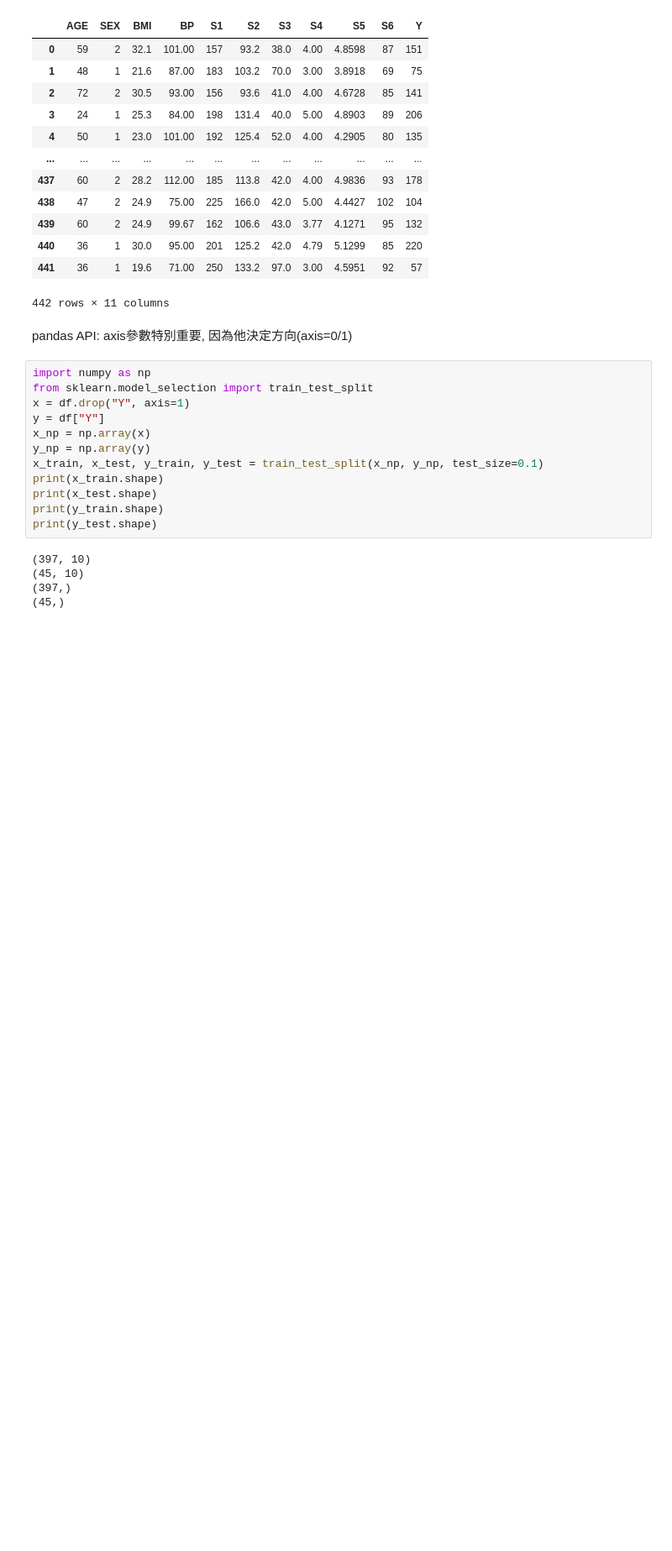
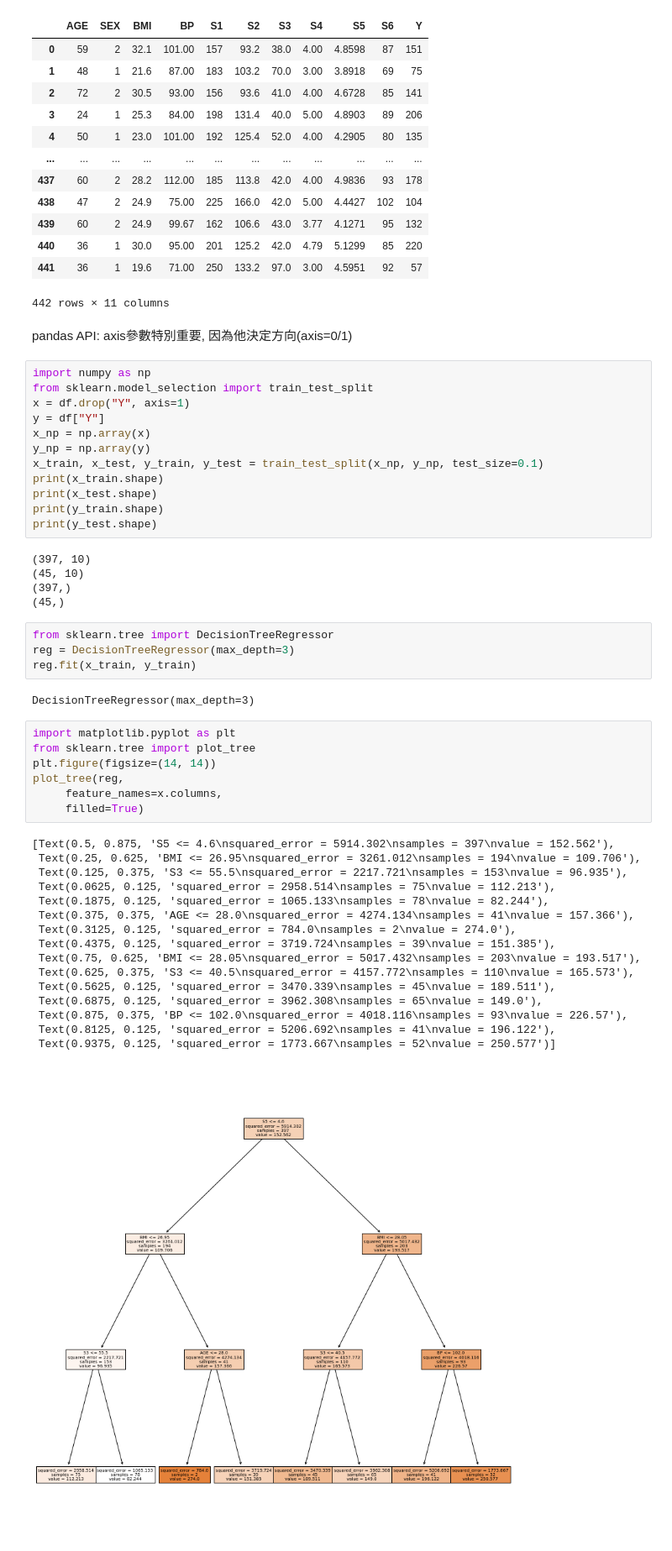
Before and after one commit to Elwing-Chou/tibaml0315, a Jupyter notebook: regression.ipynb, the cells around one changed output. Shown at 84% size. Saved outputs shown, nothing was run; the diff lists cells and outputs as text; blank space fills up the shorter version.

```diff
--- a/regression.ipynb
+++ b/regression.ipynb
@@ -47,3 +47,33 @@ print(y_test.shape)
 (45, 10)
 (397,)
 (45,)
+# %%
+from sklearn.tree import DecisionTreeRegressor
+reg = DecisionTreeRegressor(max_depth=3)
+reg.fit(x_train, y_train)
+# %% [output]
+DecisionTreeRegressor(max_depth=3)
+# %%
+import matplotlib.pyplot as plt
+from sklearn.tree import plot_tree
+plt.figure(figsize=(14, 14))
+plot_tree(reg,
+     feature_names=x.columns,
+     filled=True)
+# %% [output]
+[Text(0.5, 0.875, 'S5 <= 4.6\nsquared_error = 5914.302\nsamples = 397\nvalue = 152.562'),
+ Text(0.25, 0.625, 'BMI <= 26.95\nsquared_error = 3261.012\nsamples = 194\nvalue = 109.706'),
+ Text(0.125, 0.375, 'S3 <= 55.5\nsquared_error = 2217.721\nsamples = 153\nvalue = 96.935'),
+ Text(0.0625, 0.125, 'squared_error = 2958.514\nsamples = 75\nvalue = 112.213'),
+ Text(0.1875, 0.125, 'squared_error = 1065.133\nsamples = 78\nvalue = 82.244'),
+ Text(0.375, 0.375, 'AGE <= 28.0\nsquared_error = 4274.134\nsamples = 41\nvalue = 157.366'),
+ Text(0.3125, 0.125, 'squared_error = 784.0\nsamples = 2\nvalue = 274.0'),
+ Text(0.4375, 0.125, 'squared_error = 3719.724\nsamples = 39\nvalue = 151.385'),
+ Text(0.75, 0.625, 'BMI <= 28.05\nsquared_error = 5017.432\nsamples = 203\nvalue = 193.517'),
+ Text(0.625, 0.375, 'S3 <= 40.5\nsquared_error = 4157.772\nsamples = 110\nvalue = 165.573'),
+ Text(0.5625, 0.125, 'squared_error = 3470.339\nsamples = 45\nvalue = 189.511'),
+ Text(0.6875, 0.125, 'squared_error = 3962.308\nsamples = 65\nvalue = 149.0'),
+ Text(0.875, 0.375, 'BP <= 102.0\nsquared_error = 4018.116\nsamples = 93\nvalue = 226.57'),
+ Text(0.8125, 0.125, 'squared_error = 5206.692\nsamples = 41\nvalue = 196.122'),
+ Text(0.9375, 0.125, 'squared_error = 1773.667\nsamples = 52\nvalue = 250.577')]
+[figure, added]
```
